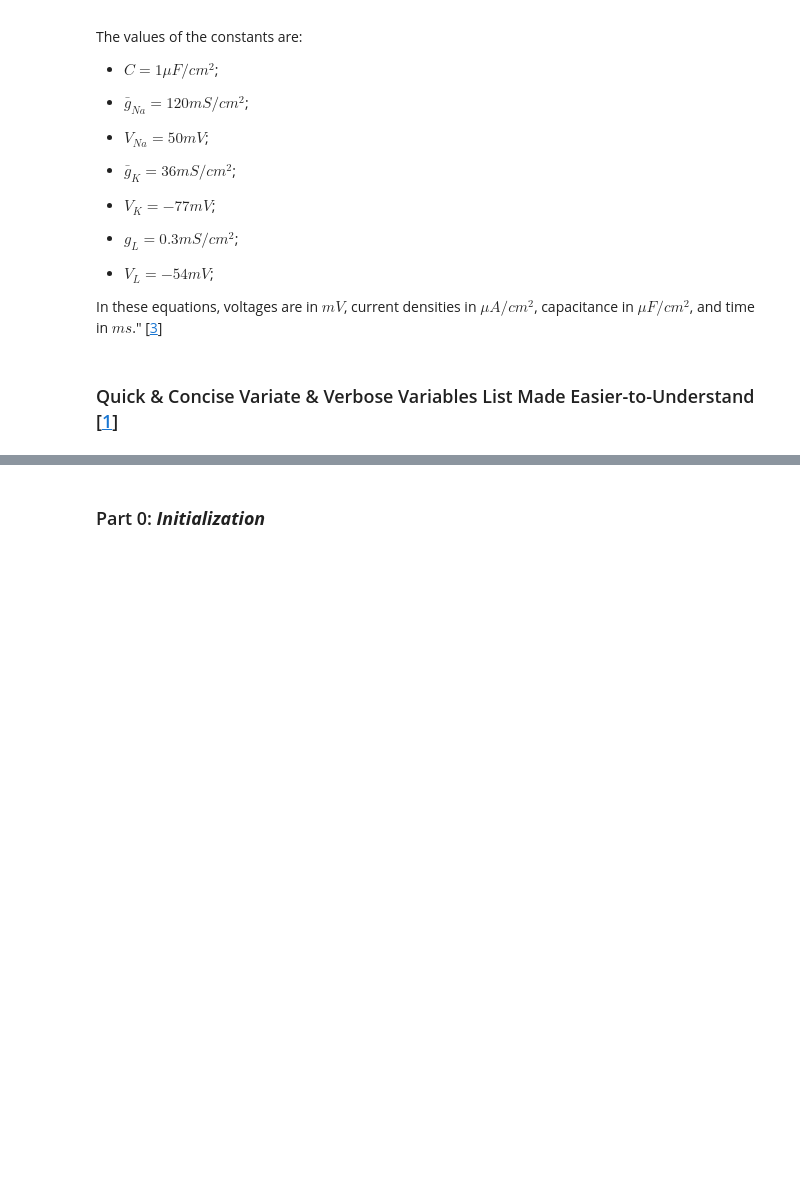
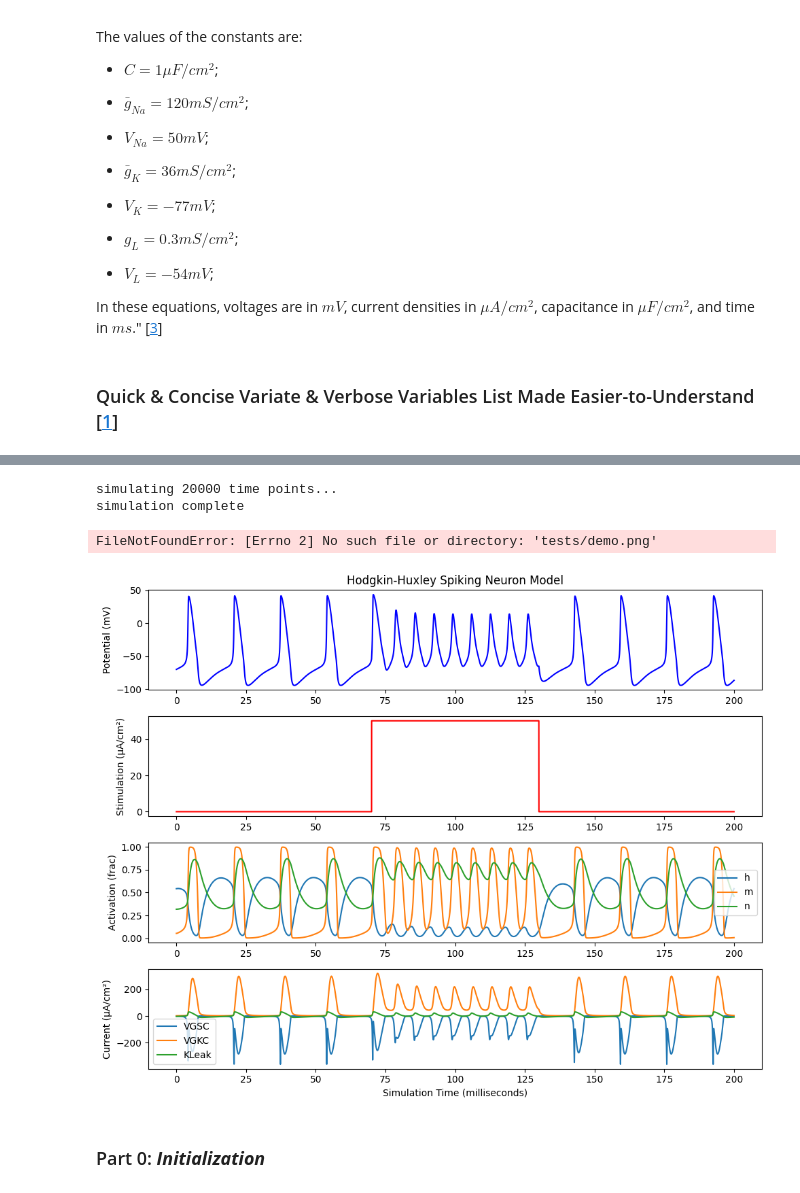
Before and after one commit to DebuggerDan/psy452-hodgkin-huxley-neuromorphic-model, a Jupyter notebook: psy452-hodgkin-huxley-neuromorphic-model.ipynb, the cells around one changed output, grey strips where cells are left out. Saved outputs shown, nothing was run; the diff lists cells and outputs as text; code cells hidden in the pictures; blank space fills up the shorter version.

```diff
--- a/psy452-hodgkin-huxley-neuromorphic-model.ipynb
+++ b/psy452-hodgkin-huxley-neuromorphic-model.ipynb
@@ -64,6 +64,63 @@ In these equations, voltages are in $mV$, current densities in $\mu A/cm^2$, cap
 8. **alpha/beta + _ + n/m/h**: These represent rate constants. Alpha for opening & Beta for closing. Followed by either n, m, or h, representing the gate variables as described above!
 
 9. **INa, IK, IL**: Currents that are folowing through the Sodium (Na+) Cation, Potassium (K+) Cation, and Leak (L {e.g., Chlorine Cation (Cl)- or Calcium Anion (Ca2+)}) Ionic Channels!
+# %%
+
+import numpy as np
+import matplotlib.pyplot as plt
+import scipy.integrate
+from scipy.integrate import odeint
+
+import pyhh
+
+# customize a neuron model if desired
+model = pyhh.HHModel()
+model.gNa = 100  # typically 120
+model.gK = 5  # typically 36
+model.EK = -35  # typically -12
+
+# customize a stimulus waveform
+stim = np.zeros(20000)
+stim[7000:13000] = 50  # add a square pulse
+
+# simulate the model cell using the custom waveform
+sim = pyhh.Simulation(model)
+sim.Run(stimulusWaveform=stim, stepSizeMs=0.01)
+# plot the results with MatPlotLib
+plt.figure(figsize=(10, 8))
+
+ax1 = plt.subplot(411)
+ax1.plot(sim.times, sim.Vm - 70, color='b')
+ax1.set_ylabel("Potential (mV)")
+ax1.set_title("Hodgkin-Huxley Spiking Neuron Model")
+
+ax2 = plt.subplot(412)
+ax2.plot(sim.times, stim, color='r')
+ax2.set_ylabel("Stimulation (µA/cm²)")
+
+ax3 = plt.subplot(413, sharex=ax1)
+ax3.plot(sim.times, sim.StateH, label='h')
+ax3.plot(sim.times, sim.StateM, label='m')
+ax3.plot(sim.times, sim.StateN, label='n')
+ax3.set_ylabel("Activation (frac)")
+ax3.legend()
+
+ax4 = plt.subplot(414, sharex=ax1)
+ax4.plot(sim.times, sim.INa, label='VGSC')
+ax4.plot(sim.times, sim.IK, label='VGKC')
+ax4.plot(sim.times, sim.IKleak, label='KLeak')
+ax4.set_ylabel("Current (µA/cm²)")
+ax4.set_xlabel("Simulation Time (milliseconds)")
+ax4.legend()
+
+plt.tight_layout()
+plt.savefig("tests/demo.png")
+plt.show()
+# %% [output]
+simulating 20000 time points...
+simulation complete
+FileNotFoundError: [Errno 2] No such file or directory: 'tests/demo.png'
+[figure, added]
 # %% [markdown]
 ### Part 0: ***Initialization***
 # %%
```
Also changed, not shown: parts of 1 cell of this notebook, 2 other files.
